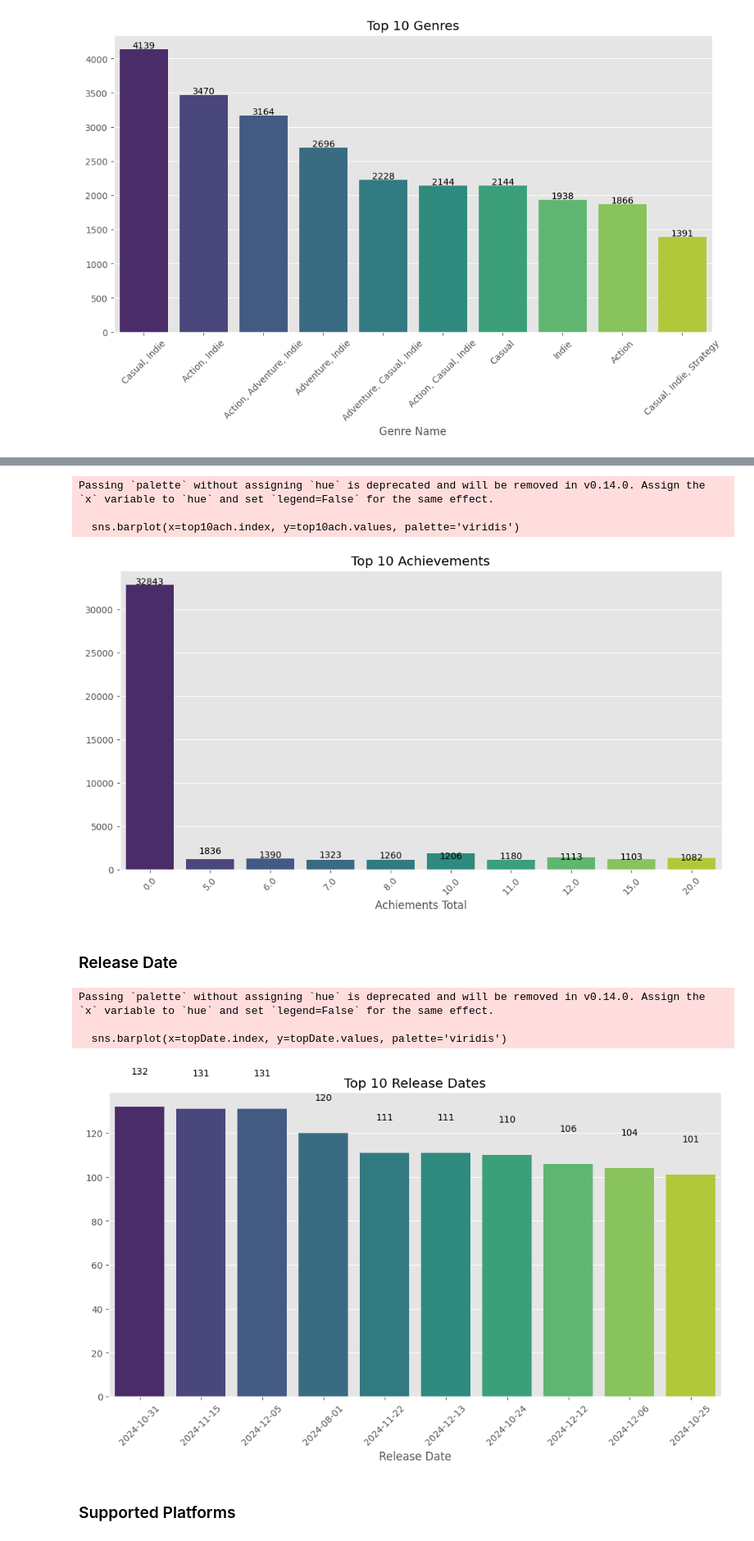
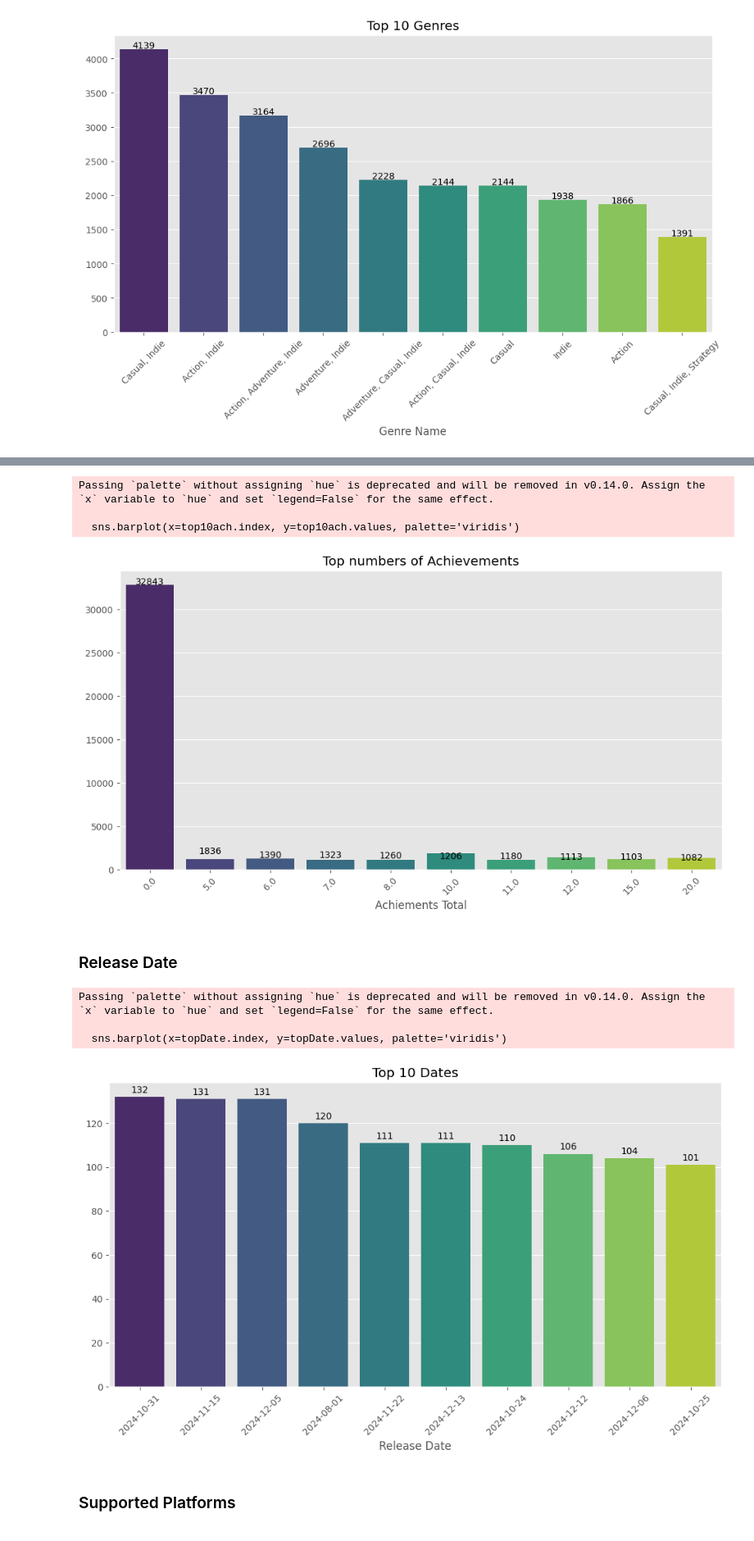
Before and after one commit to AmrMaree/Machine-Learning-Project, a Jupyter notebook: milestone1.ipynb, the cells around one changed output, grey strips where cells are left out. Shown at 82% size. Saved outputs shown, nothing was run; the diff lists cells and outputs as text; code cells hidden in the pictures.

```diff
--- a/milestone1.ipynb
+++ b/milestone1.ipynb
@@ -507,6 +438,6 @@ Action, Racing, RPG
 Adventure, Casual, Massively Multiplayer, Free To Play                          1
 Name: count, Length: 2017, dtype: int64
 # %%
-x=top_10_genre=df['genres'].value_counts().head(10)
+top_10_genre=df['genres'].value_counts().head(10)
 # %%
 plt.figure(figsize=(12,6))
@@ -531,7 +461,7 @@ top10ach=df['achievements_total'].value_counts().head(10)
 plt.figure(figsize=(12,6))
 plt.style.use('ggplot')
 sns.barplot(x=top10ach.index, y=top10ach.values, palette='viridis')
-plt.title('Top 10 Achievements')
+plt.title('Top numbers of Achievements')
 plt.xlabel('Achiements Total')
 for i, count in enumerate(top10ach.values):
     plt.text(i, count + 15, str(count), ha='center')
@@ -541,7 +471,7 @@ plt.show()
 Passing `palette` without assigning `hue` is deprecated and will be removed in v0.14.0. Assign the `x` variable to `hue` and set `legend=False` for the same effect.
 
   sns.barplot(x=top10ach.index, y=top10ach.values, palette='viridis')
-[figure, old version]
+[figure, new version]
 # %% [markdown]
 ### Release Date
 # %%
@@ -549,18 +479,18 @@ topDate=df['release_date'].value_counts().head(10)
 # %%
 plt.figure(figsize=(12,6))
 plt.style.use('ggplot')
 sns.barplot(x=topDate.index, y=topDate.values, palette='viridis')
-plt.title('Top 10 Release Dates')
+plt.title('Top 10 Dates')
 plt.xlabel('Release Date')
 for i, count in enumerate(topDate.values):
-    plt.text(i, count + 15, str(count), ha='center')
+    plt.text(i, count + 2, str(count), ha='center')
 plt.xticks(rotation=45)
 plt.show()
 # %% [output]
 Passing `palette` without assigning `hue` is deprecated and will be removed in v0.14.0. Assign the `x` variable to `hue` and set `legend=False` for the same effect.
 
   sns.barplot(x=topDate.index, y=topDate.values, palette='viridis')
-[figure, old version]
+[figure, new version]
 # %% [markdown]
 ### Supported Platforms
 # %%
```
Also changed, not shown: parts of 64 cells of this notebook.
